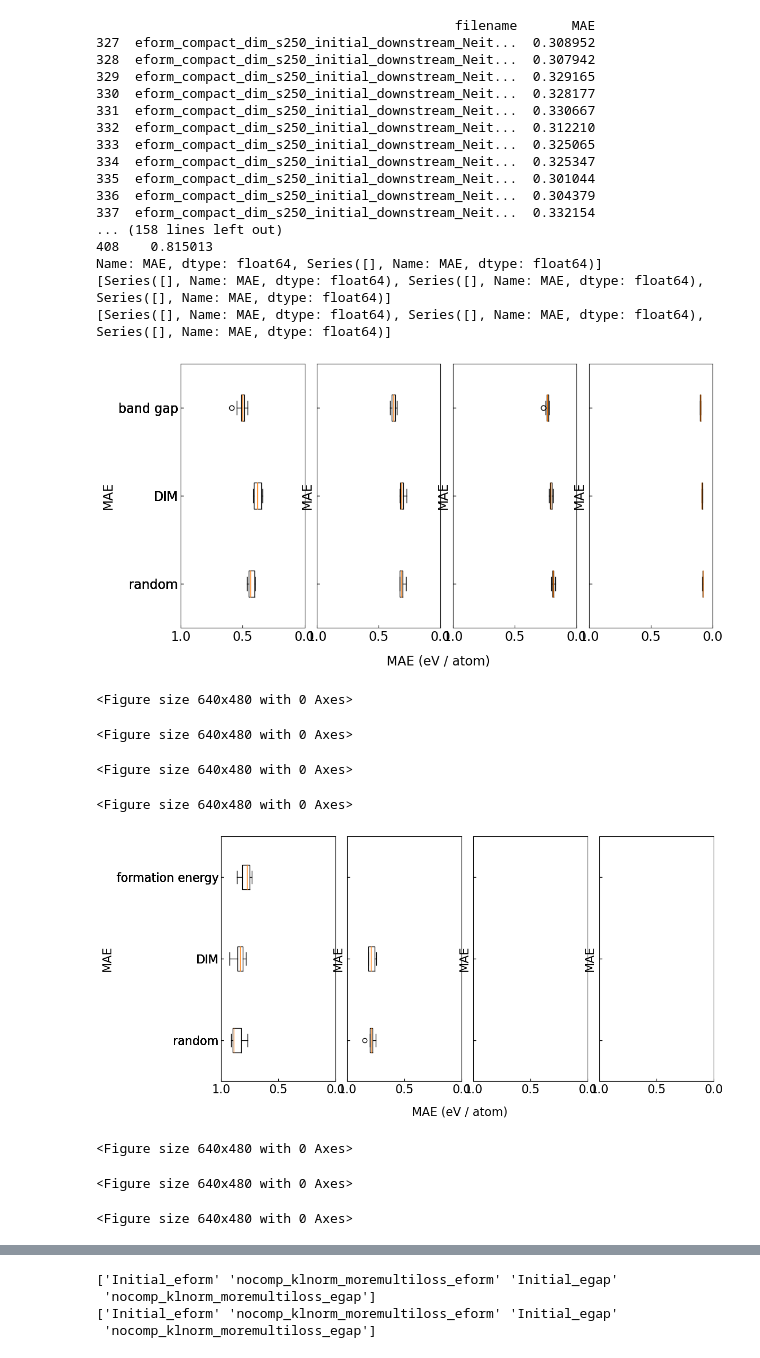
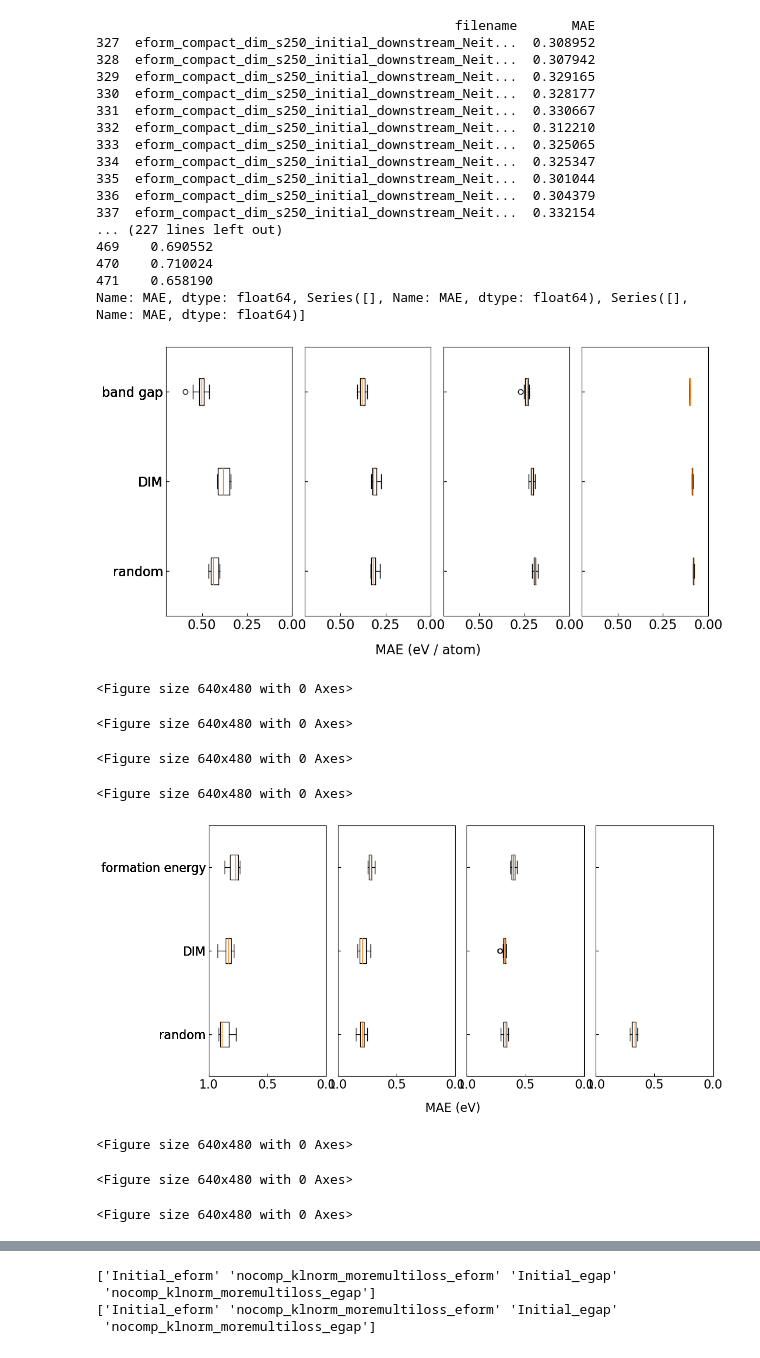
Before and after one commit to mm04926412/Site-Net, a Jupyter notebook: Downstream_MAEs_to_plots.ipynb, the cells around one changed output, grey strips where cells are left out. Drawn from its saved outputs; the diff is of its cells as text; code cells hidden in the pictures.

Commit message:
updated plots

```diff
--- a/Downstream_MAEs_to_plots.ipynb
+++ b/Downstream_MAEs_to_plots.ipynb
@@ -31,8 +31,7 @@ for plots in box_plot_queue:
     print(vectors)
     ax[ax_i].boxplot(vectors,labels=plots[1],vert=False)
     ax[ax_i].set_ylim(0.5,3.5)
-    ax[ax_i].set_xlim(1,0)
-    ax[ax_i].set_ylabel("MAE")
+    ax[ax_i].set_xlim(0.7,0)
     fig.savefig("figure_eform_transfer.png")
     ax_i += 1
     fig.show()
@@ -41,48 +40,47 @@ DownMAE = pd.read_csv("Downstream_MAEs.csv",header=None,names=["filename","MAE"]
 box_plot_1 = [["egap_compact_dim_s100_initial_downstream_Neither_", "egap_compact_dim_s100_DIM_downstream_Neither_DIM_egap_", "egap_compact_dim_s100_DIM_downstream_Neither_Supervised_eform_"],["random","DIM","formation energy"],"eform_s100_transfer.png",[0.0,1.0]]
 box_plot_2 = [["egap_compact_dim_s250_initial_downstream_Neither_","egap_compact_dim_s250_DIM_downstream_Neither_DIM_egap_","egap_compact_dim_s250_DIM_downstream_Neither_Supervised_eform_"],["random","DIM","formation energy"],"eform_s250_transfer.png",[0.0,1.0]]
 box_plot_3 = [["egap_compact_dim_s1000_initial_downstream_Neither_", "egap_compact_dim_s1000_DIM_downstream_Neither_DIM_egap_", "egap_compact_dim_s1000_DIM_downstream_Neither_Supervised_eform_"],["random","DIM","formation energy"],"eform_s1000_transfer.png",[0.0,1.0]]
-box_plot_4 = [["egap_compact_dim_s10000_initial_downstream_Neither_", "egap_compact_dim_s10000_DIM_downstream_Neither_DIM_eform_", "egap_compact_dim_s10000_DIM_downstream_Neither_Supervised_eform_"],["random","DIM","formation energy"],"eform_s10000_transfer.png",[0.0,1.0]]
+box_plot_4 = [["egap_compact_dim_s1000_initial_downstream_Neither_", "egap_compact_dim_s10000_DIM_downstream_Neither_DIM_egap_", "egap_compact_dim_s10000_DIM_downstream_Neither_Supervised_eform_"],["random","DIM","formation energy"],"eform_s10000_transfer.png",[0.0,1.0]]
 box_plot_queue = [box_plot_1,box_plot_2,box_plot_3,box_plot_4]
 
 fig,ax = plt.subplots(1, 4, sharex=False, sharey=True,gridspec_kw={'wspace':0.1, 'hspace':0},figsize=(12,6))
-fig.text(0.5, 0, "MAE (eV / atom)", ha='center')
+fig.text(0.5, 0, "MAE (eV)", ha='center')
 
 ax_i = 0
 for plots in box_plot_queue:
     plt.figure()
     vectors = [DownMAE[DownMAE["filename"].str.contains(i)]["MAE"] for i in plots[0]]
     print(vectors)
     ax[ax_i].boxplot(vectors,labels=plots[1],vert=False)
     ax[ax_i].set_ylim(0.5,3.5)
     ax[ax_i].set_xlim(1,0)
-    ax[ax_i].set_ylabel("MAE")
     fig.savefig("figure_egap_transfer.png")
     ax_i += 1
     fig.show()
 # %% [output]
                                               filename       MAE
 327  eform_compact_dim_s250_initial_downstream_Neit...  0.308952
 328  eform_compact_dim_s250_initial_downstream_Neit...  0.307942
 329  eform_compact_dim_s250_initial_downstream_Neit...  0.329165
 330  eform_compact_dim_s250_initial_downstream_Neit...  0.328177
 331  eform_compact_dim_s250_initial_downstream_Neit...  0.330667
 332  eform_compact_dim_s250_initial_downstream_Neit...  0.312210
 333  eform_compact_dim_s250_initial_downstream_Neit...  0.325065
 334  eform_compact_dim_s250_initial_downstream_Neit...  0.325347
 335  eform_compact_dim_s250_initial_downstream_Neit...  0.301044
 336  eform_compact_dim_s250_initial_downstream_Neit...  0.304379
 337  eform_compact_dim_s250_initial_downstream_Neit...  0.332154
-... (158 lines left out)
-408    0.815013
-Name: MAE, dtype: float64, Series([], Name: MAE, dtype: float64)]
-[Series([], Name: MAE, dtype: float64), Series([], Name: MAE, dtype: float64), Series([], Name: MAE, dtype: float64)]
-[Series([], Name: MAE, dtype: float64), Series([], Name: MAE, dtype: float64), Series([], Name: MAE, dtype: float64)]
+... (227 lines left out)
+469    0.690552
+470    0.710024
+471    0.658190
+Name: MAE, dtype: float64, Series([], Name: MAE, dtype: float64), Series([], Name: MAE, dtype: float64)]
-[figure, old version]
+[figure, new version]
 <Figure size 640x480 with 0 Axes>
 <Figure size 640x480 with 0 Axes>
 <Figure size 640x480 with 0 Axes>
 <Figure size 640x480 with 0 Axes>
-[figure, old version]
+[figure, new version]
 <Figure size 640x480 with 0 Axes>
 <Figure size 640x480 with 0 Axes>
 <Figure size 640x480 with 0 Axes>
```
Also changed, not shown: 2 other files.
